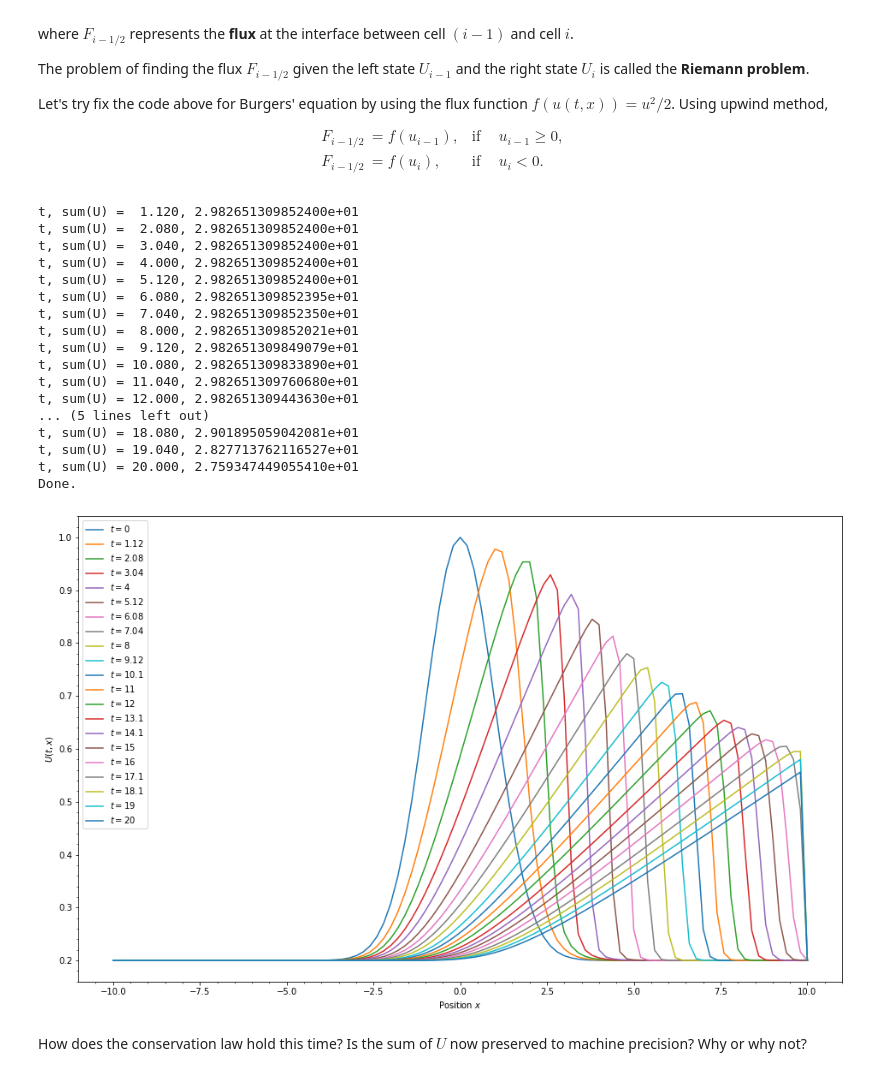
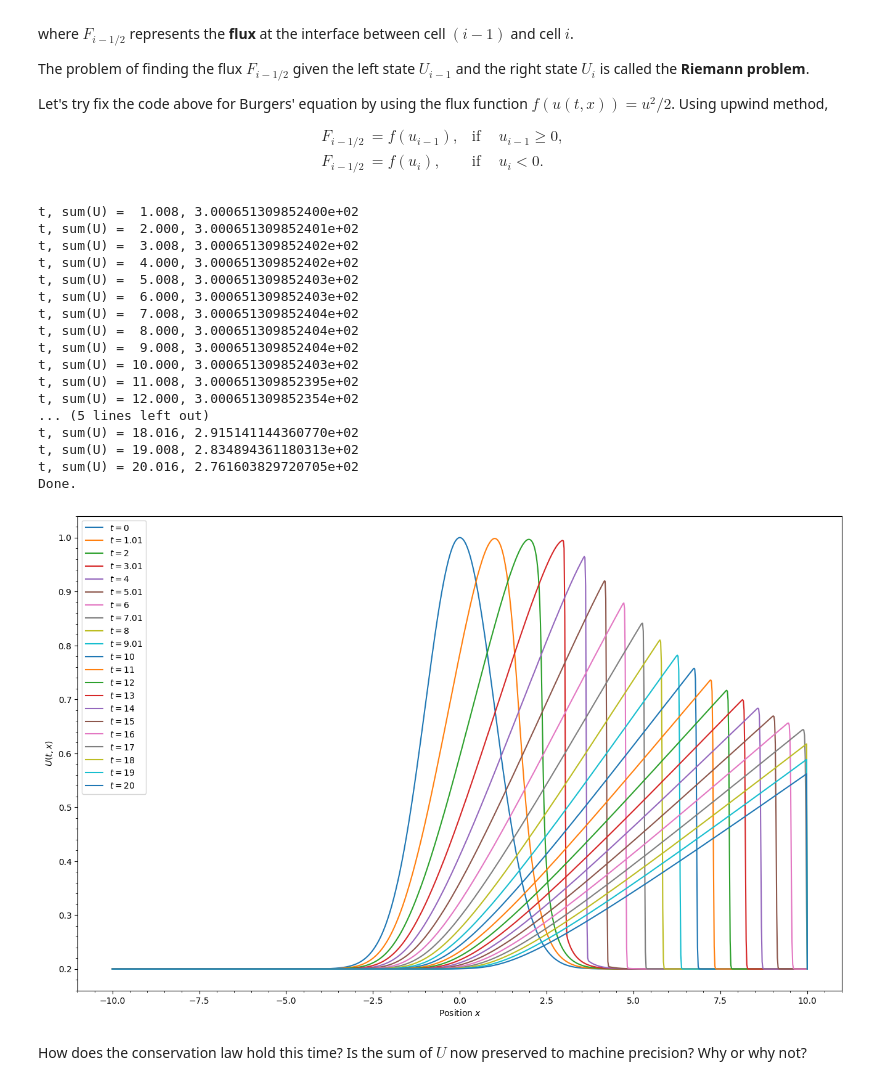
Before and after one commit to tedjohnson12/computational-physics-class-404-604-Spring-2024, a Jupyter notebook: Lect11.ipynb, the cells around one changed output. Drawn from its saved outputs; the diff is of its cells as text; code cells hidden in the pictures.

```diff
--- a/Lect11.ipynb
+++ b/Lect11.ipynb
@@ -223,7 +225,7 @@ import matplotlib.pyplot as plt
 # Model Parameters
 xmin = -10.0   # left boundary
 xmax = +10.0   # right boundary
-Nx = 101      # number of grid points (including boundary)
+Nx = 1001      # number of grid points (including boundary)
 tend = 20.0    # end time
 dtout = 1.0   # time interval for outputs
 
@@ -248,51 +250,51 @@ ax.minorticks_on()
 
 # Task1: Define the flux function given the left and the right states.
 def riemann(Uleft, Uright):
     """Returns the flux given the left state Uleft and the right state Uright. """
     if Uleft >0 :
-        f = ... # finish this line
+        f = 0.5*Uleft**2
     else:
-        f = ... # finish this line
+        f = 0.5*Uright**2
     return f
 riemann_vec = np.vectorize(riemann)
 
 # Begin the simulation.
 tout = t + dtout
 while t < tend:
     # Task2: Implement the update with a finite volume method.
     flux = riemann_vec(U[:-1], U[1:])
     U[1:-1] -= dt / dx * (flux[1:] - flux[:-1])
     t += dt
 
     # Monitor total U after every dtout.
     if t >= tout:
         plt.plot(x, U, label=r"$t = {:.3G}$".format(t))
         print("t, sum(U) = {:>6.3f}, {:>18.15e}".format(t, U[1:-1].sum()))
         tout += dtout
 
 ax.legend()
 
 print("Done.")
 plt.show()
 # %% [output]
-t, sum(U) =  1.120, 2.982651309852400e+01
-t, sum(U) =  2.080, 2.982651309852400e+01
-t, sum(U) =  3.040, 2.982651309852400e+01
-t, sum(U) =  4.000, 2.982651309852400e+01
-t, sum(U) =  5.120, 2.982651309852400e+01
-t, sum(U) =  6.080, 2.982651309852395e+01
-t, sum(U) =  7.040, 2.982651309852350e+01
-t, sum(U) =  8.000, 2.982651309852021e+01
-t, sum(U) =  9.120, 2.982651309849079e+01
-t, sum(U) = 10.080, 2.982651309833890e+01
-t, sum(U) = 11.040, 2.982651309760680e+01
-t, sum(U) = 12.000, 2.982651309443630e+01
+t, sum(U) =  1.008, 3.000651309852400e+02
+t, sum(U) =  2.000, 3.000651309852401e+02
+t, sum(U) =  3.008, 3.000651309852402e+02
+t, sum(U) =  4.000, 3.000651309852402e+02
+t, sum(U) =  5.008, 3.000651309852403e+02
+t, sum(U) =  6.000, 3.000651309852403e+02
+t, sum(U) =  7.008, 3.000651309852404e+02
+t, sum(U) =  8.000, 3.000651309852404e+02
+t, sum(U) =  9.008, 3.000651309852404e+02
+t, sum(U) = 10.000, 3.000651309852403e+02
+t, sum(U) = 11.008, 3.000651309852395e+02
+t, sum(U) = 12.000, 3.000651309852354e+02
 ... (5 lines left out)
-t, sum(U) = 18.080, 2.901895059042081e+01
-t, sum(U) = 19.040, 2.827713762116527e+01
-t, sum(U) = 20.000, 2.759347449055410e+01
+t, sum(U) = 18.016, 2.915141144360770e+02
+t, sum(U) = 19.008, 2.834894361180313e+02
+t, sum(U) = 20.016, 2.761603829720705e+02
 Done.
-[figure, old version]
+[figure, new version]
 # %% [markdown]
 How does the conservation law hold this time?
 Is the sum of $U$ now preserved to machine precision?
```
Also changed, not shown: parts of 4 cells of this notebook.
